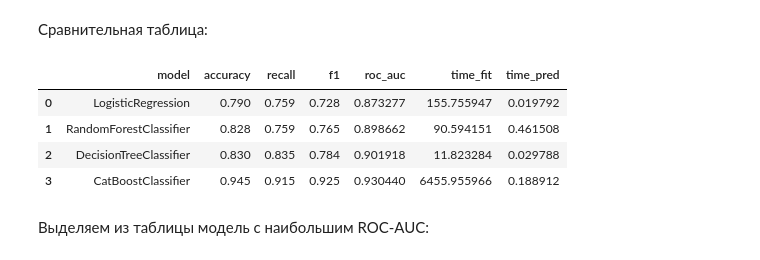
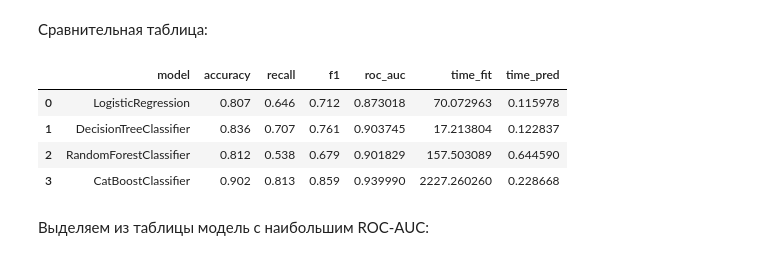
Before and after one commit to data-analyst-mr/DataScienceProjects, a Jupyter notebook: projects/educational project/hotel/hotel.ipynb, the cells around one changed output. Saved outputs shown, nothing was run; the diff lists cells and outputs as text; code cells hidden in the pictures.

```diff
--- a/projects/educational project/hotel/hotel.ipynb
+++ b/projects/educational project/hotel/hotel.ipynb
@@ -1017,2 +934,4 @@ def roc_auc_diagr(model_dict):
+# %%
+skf = StratifiedKFold(n_splits = 5, shuffle = True, random_state=RS)
 # %% [markdown]
 Гиперпараметры подбираются с помощью OptunaSearchCV.
@@ -1102,0 +1030,3 @@ model_rfc = RandomForestClassifier(class_weight='balanced', random_state=RS)
+# %%
+pipeline_rfc = Pipeline([("preprocessing", transformer),
+                    ("model_rfc", model_rfc)])
@@ -1121,13 +1049,9 @@ Accuracy: 0.828
 # %%
-params_cb = {
-    'learning_rate' : floatd(0.01, 0.91, False, 0.9),                                                               # значения гиперпараметров модели для подбора
-    'depth' : intd(6, 10, False, 2),
-    'l2_leaf_reg': intd(2, 4, False, 2)
+params_cb = {                                                         # значения гиперпараметров модели для подбора
+    'depth' : intd(5, 10, False, 1),
 }
-classes = np.unique(y_train)
-weights = compute_class_weight(class_weight='balanced', classes=classes, y=y_train)
-class_weights = dict(zip(classes, weights))
 model_cb = CatBoostClassifier(verbose=False,                          # создаем модель
-                             iterations = 1000,
-                             class_weights=class_weights,
-                             cat_features=categorical_features)
+                              iterations = 1000,
+                              cat_features=categorical_features,
+                              task_type="GPU",
+                              random_state=RS)
@@ -1134,6 +1060,5 @@ model_cb = CatBoostClassifier(verbose=False,                          # созд
 # %%
-best_model_cb, accuracy_cb, recall_cb, roc_auc_cb, f1_cb, pred_cb, time_fit_cb, time_pred_cb = metrics(model_cb,
-                                                                                                       params_cb,
-                                                                                                       'CatBoostClassifier',
-                                                                                                       X_train)
+best_model_cb, accuracy_cb, recall_cb, roc_auc_cb, f1_cb, time_fit_cb, time_pred_cb = metrics(model_cb,
+                                                                                              params_cb,
+                                                                                              'CatBoostClassifier')
 # %% [output]
@@ -1153,22 +1072,21 @@ roc_auc_diagr(model_dict)
 Сравнительная таблица:
 # %%
 # собираем таблицу
-df_best_model = pd.DataFrame({'model' : ['LogisticRegression', 'RandomForestClassifier', 'DecisionTreeClassifier', 'CatBoostClassifier'],
-                              'accuracy' : [accuracy_lr, accuracy_rfc, accuracy_dtc, accuracy_cb],
-                              'recall' : [recall_lr, recall_rfc, recall_dtc, recall_cb],
-                              'f1' : [f1_lr, f1_rfc, f1_dtc, f1_cb],
-                              'roc_auc' : [roc_auc_lr, roc_auc_rfc, roc_auc_dtc, roc_auc_cb],
-                              'time_fit' : [time_fit_lr, time_fit_rfc, time_fit_dtc, time_fit_cb],
-                              'time_pred' : [time_pred_lr, time_pred_rfc, time_pred_dtc, time_pred_cb],
-                              'best_model' : [best_model_lr, best_model_rfc, best_model_dtc, best_model_cb],
-                              'y_pred' : [pred_lr, pred_rfc, pred_dtc, pred_cb]})
+df_best_model = pd.DataFrame({'model' : ['LogisticRegression', 'DecisionTreeClassifier', 'RandomForestClassifier', 'CatBoostClassifier'],
+                              'accuracy' : [accuracy_lr, accuracy_dtc, accuracy_rfc, accuracy_cb],
+                              'recall' : [recall_lr, recall_dtc, recall_rfc, recall_cb],
+                              'f1' : [f1_lr, f1_dtc, f1_rfc, f1_cb],
+                              'roc_auc' : [roc_auc_lr, roc_auc_dtc, roc_auc_rfc, roc_auc_cb],
+                              'time_fit' : [time_fit_lr, time_fit_dtc, time_fit_rfc, time_fit_cb],
+                              'time_pred' : [time_pred_lr, time_pred_dtc, time_pred_rfc, time_pred_cb],
+                              'best_model' : [best_model_lr, best_model_dtc, best_model_rfc, best_model_cb]})
 df_best_model[['model', 'accuracy', 'recall', 'f1', 'roc_auc', 'time_fit', 'time_pred']]                # выводим таблицу
 # %% [output]
 |  | model | accuracy | recall | f1 | roc_auc | time_fit | time_pred |
-| 0 | LogisticRegression | 0.790 | 0.759 | 0.728 | 0.873277 | 155.755947 | 0.019792 |
-| 1 | RandomForestClassifier | 0.828 | 0.759 | 0.765 | 0.898662 | 90.594151 | 0.461508 |
-| 2 | DecisionTreeClassifier | 0.830 | 0.835 | 0.784 | 0.901918 | 11.823284 | 0.029788 |
-| 3 | CatBoostClassifier | 0.945 | 0.915 | 0.925 | 0.930440 | 6455.955966 | 0.188912 |
+| 0 | LogisticRegression | 0.807 | 0.646 | 0.712 | 0.873018 | 70.072963 | 0.115978 |
+| 1 | DecisionTreeClassifier | 0.836 | 0.707 | 0.761 | 0.903745 | 17.213804 | 0.122837 |
+| 2 | RandomForestClassifier | 0.812 | 0.538 | 0.679 | 0.901829 | 157.503089 | 0.644590 |
+| 3 | CatBoostClassifier | 0.902 | 0.813 | 0.859 | 0.939990 | 2227.260260 | 0.228668 |
 # %% [markdown]
 Выделяем из таблицы модель с наибольшим ROC-AUC:
 # %%
```
Also changed, not shown: parts of 84 cells of this notebook.
